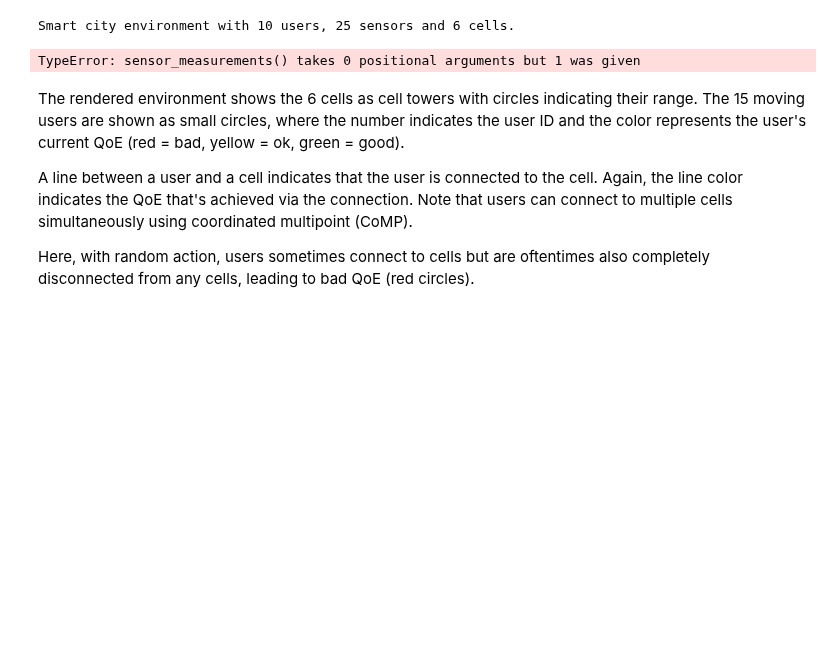
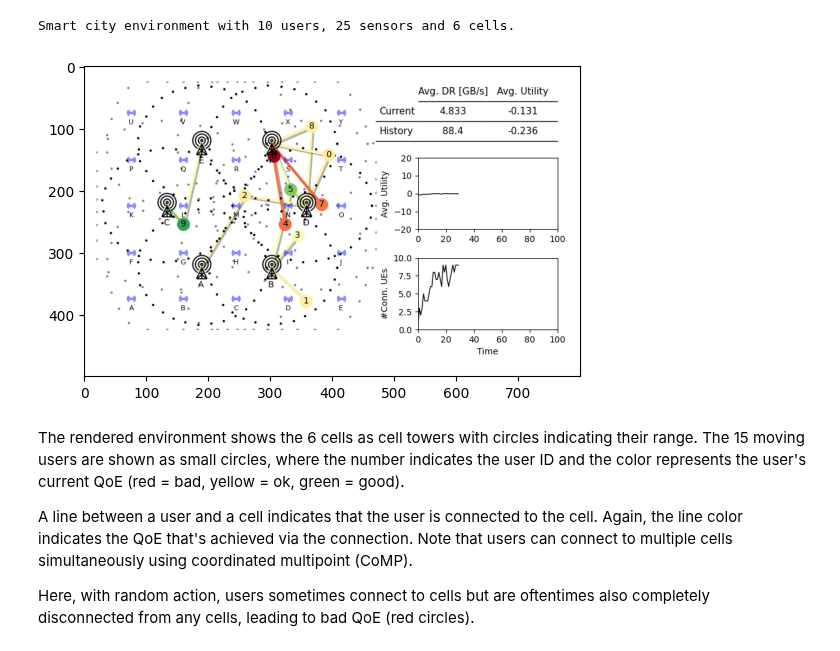
Before and after one commit to stefanbschneider/mobile-env, a Jupyter notebook: examples/smart_city.ipynb, the cells around one changed output. Drawn from its saved outputs; the diff is of its cells as text; code cells hidden in the pictures; blank space fills up the shorter version.

```diff
--- a/examples/smart_city.ipynb
+++ b/examples/smart_city.ipynb
@@ -41,20 +41,20 @@ Smart city environment with 10 users, 25 sensors and 6 cells.
 # %%
 from IPython import display
 
 # run the simulation for 10 time steps
 done = False
 obs, info = env.reset()
-for _ in range(10):
+for _ in range(30):
     # here, use random dummy actions by sampling from the action space
     dummy_action = env.action_space.sample()
     obs, reward, terminated, truncated, info = env.step(dummy_action)
 
     # render the environment
     plt.imshow(env.render())
     display.display(plt.gcf())
     display.clear_output(wait=True)
 # %% [output]
-TypeError: sensor_measurements() takes 0 positional arguments but 1 was given
+[figure, added]
 # %% [markdown]
 The rendered environment shows the 6 cells as cell towers with circles indicating their range.
 The 15 moving users are shown as small circles, where the number indicates the user ID and
```
Also changed, not shown: 4 other files.
